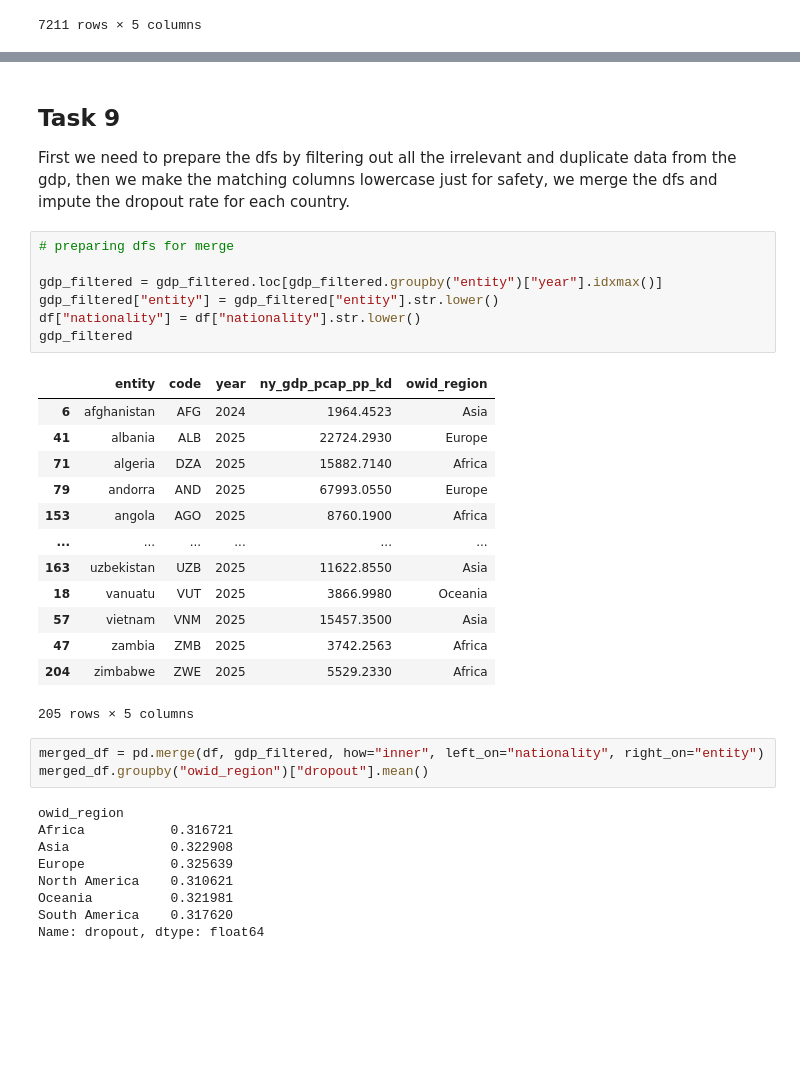
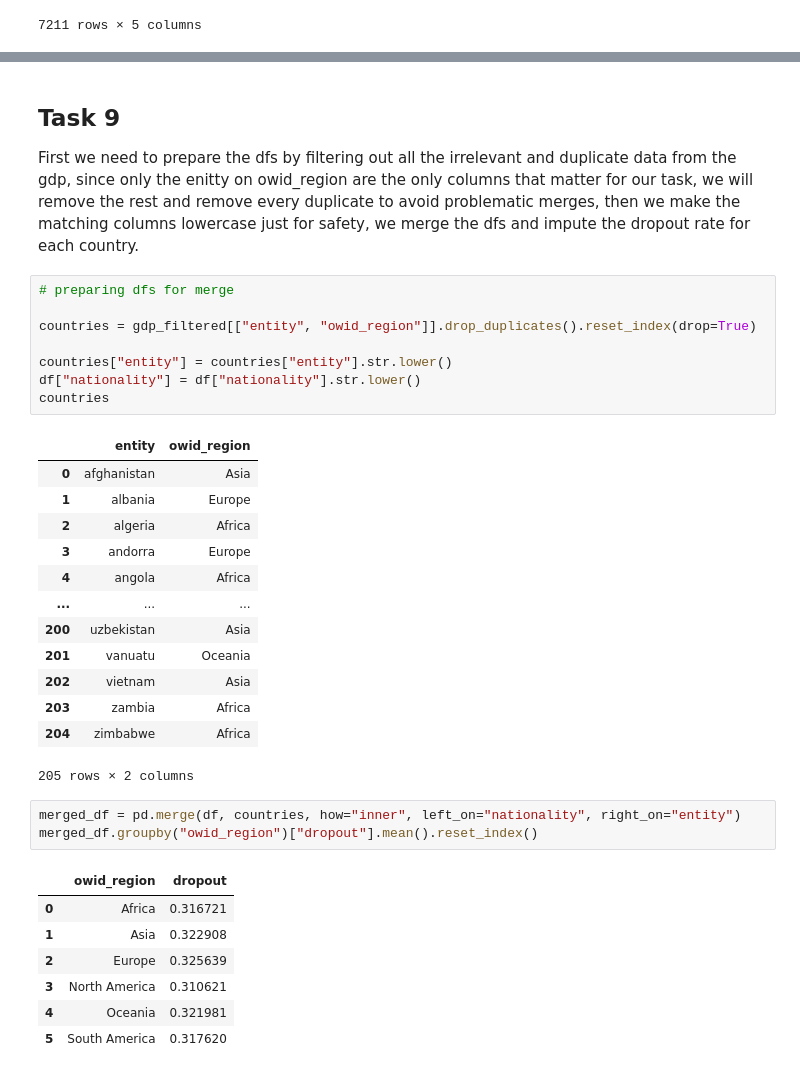
Before and after one commit to kristianperriu/FCSproject, a Jupyter notebook: main.ipynb, the cells around one changed output, grey strips where cells are left out. Drawn from its saved outputs; the diff is of its cells as text; blank space fills up the shorter version.

Commit message:
simplified the solutionof task 9

```diff
--- a/main.ipynb
+++ b/main.ipynb
@@ -203,36 +203,36 @@ memory usage: 29.8 MB
 # %% [markdown]
 ## Task 9
-First we need to prepare the dfs by filtering out all the irrelevant and duplicate data from the gdp, then we make the matching columns lowercase just for safety, we merge the dfs and impute the dropout rate for each country.
+First we need to prepare the dfs by filtering out all the irrelevant and duplicate data from the gdp, since only the enitty on owid_region are the only columns that matter for our task, we will remove the rest and remove every duplicate to avoid problematic merges, then we make the matching columns lowercase just for safety, we merge the dfs and impute the dropout rate for each country.
 # %%
 # preparing dfs for merge
 
-gdp_filtered = gdp_filtered.loc[gdp_filtered.groupby("entity")["year"].idxmax()]
-gdp_filtered["entity"] = gdp_filtered["entity"].str.lower()
+countries = gdp_filtered[["entity", "owid_region"]].drop_duplicates().reset_index(drop=True)
+
+countries["entity"] = countries["entity"].str.lower()
 df["nationality"] = df["nationality"].str.lower()
-gdp_filtered
+countries
 # %% [output]
-|  | entity | code | year | ny_gdp_pcap_pp_kd | owid_region |
-| 6 | afghanistan | AFG | 2024 | 1964.4523 | Asia |
-| 41 | albania | ALB | 2025 | 22724.2930 | Europe |
-| 71 | algeria | DZA | 2025 | 15882.7140 | Africa |
-| 79 | andorra | AND | 2025 | 67993.0550 | Europe |
-| 153 | angola | AGO | 2025 | 8760.1900 | Africa |
-| ... | ... | ... | ... | ... | ... |
-| 163 | uzbekistan | UZB | 2025 | 11622.8550 | Asia |
-| 18 | vanuatu | VUT | 2025 | 3866.9980 | Oceania |
-| 57 | vietnam | VNM | 2025 | 15457.3500 | Asia |
-| 47 | zambia | ZMB | 2025 | 3742.2563 | Africa |
-| 204 | zimbabwe | ZWE | 2025 | 5529.2330 | Africa |
+|  | entity | owid_region |
+| 0 | afghanistan | Asia |
+| 1 | albania | Europe |
+| 2 | algeria | Africa |
+| 3 | andorra | Europe |
+| 4 | angola | Africa |
+| ... | ... | ... |
+| 200 | uzbekistan | Asia |
+| 201 | vanuatu | Oceania |
+| 202 | vietnam | Asia |
+| 203 | zambia | Africa |
+| 204 | zimbabwe | Africa |
-205 rows × 5 columns
+205 rows × 2 columns
 # %%
-merged_df = pd.merge(df, gdp_filtered, how="inner", left_on="nationality", right_on="entity")
-merged_df.groupby("owid_region")["dropout"].mean()
+merged_df = pd.merge(df, countries, how="inner", left_on="nationality", right_on="entity")
+merged_df.groupby("owid_region")["dropout"].mean().reset_index()
 # %% [output]
-owid_region
-Africa           0.316721
-Asia             0.322908
-Europe           0.325639
-North America    0.310621
-Oceania          0.321981
-South America    0.317620
-Name: dropout, dtype: float64
+|  | owid_region | dropout |
+| 0 | Africa | 0.316721 |
+| 1 | Asia | 0.322908 |
+| 2 | Europe | 0.325639 |
+| 3 | North America | 0.310621 |
+| 4 | Oceania | 0.321981 |
+| 5 | South America | 0.317620 |
```
Also changed, not shown: parts of 2 cells of this notebook.
